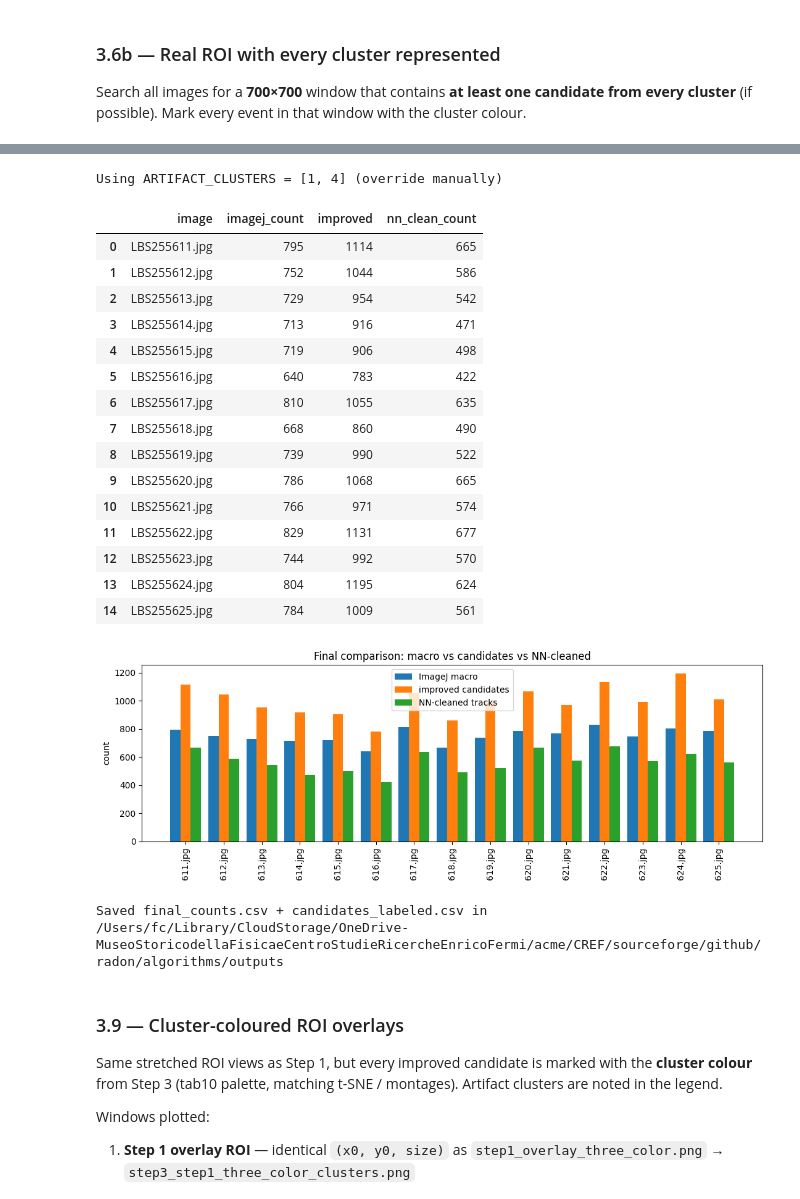
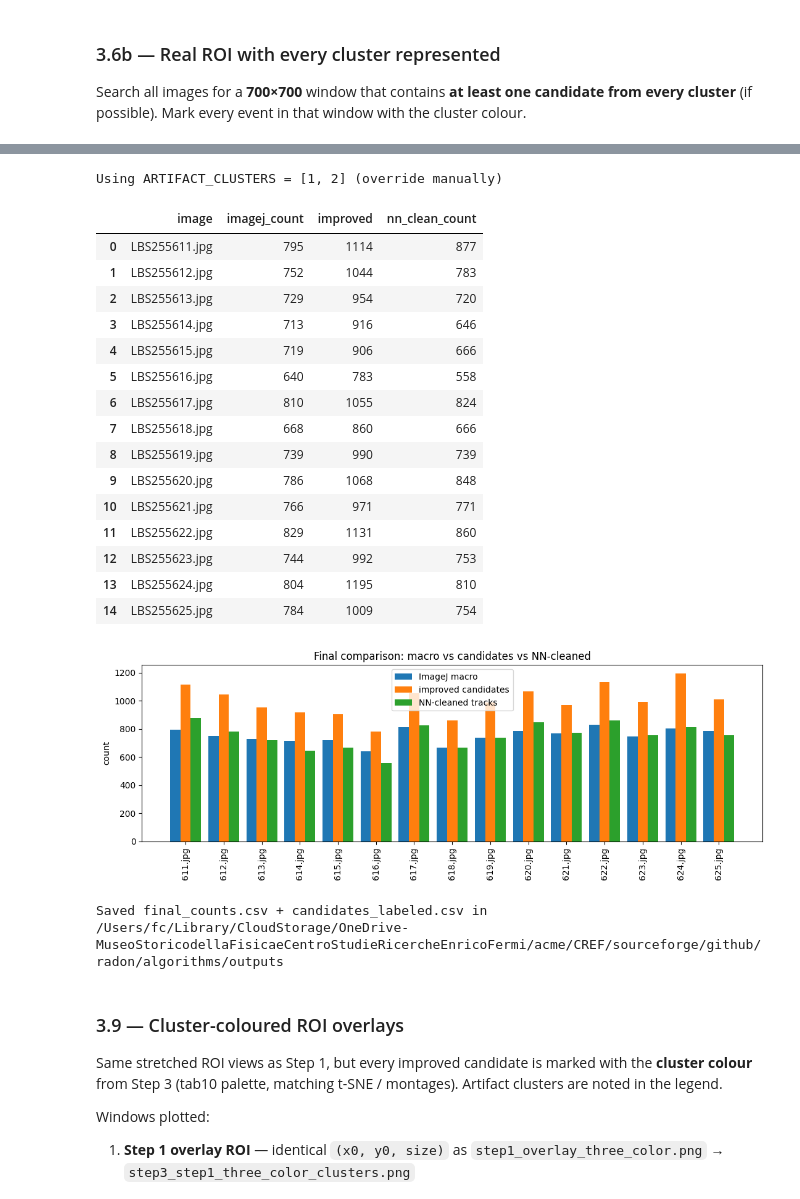
Before and after one commit to coccetti/radon, a Jupyter notebook: algorithms/radon_track_nn.ipynb, the cells around one changed output, grey strips where cells are left out. Cells and saved outputs as stored; diff of their text form; code cells hidden in the pictures.

```diff
--- a/algorithms/radon_track_nn.ipynb
+++ b/algorithms/radon_track_nn.ipynb
@@ -339,7 +347,7 @@ Improved detector finds on average +32.6% more candidates than the macro.
 # What does the circularity filter actually throw away? Visualise on a dense sub-crop.
 name = IMAGES[0].name
 roi = load_roi(IMAGES[0])
-labels, props = detect_cache[name]
+labels, props, _ = detect_cache[name]
 
 # pick the densest 700x700 window for a legible close-up
 step = 700
@@ -356,7 +364,7 @@ STEP1_OVERLAY_ROI = dict(image=name, y0=int(by), x0=int(bx), size=int(step))
 print(f"Step 1 overlay ROI → {STEP1_OVERLAY_ROI}  (saved for Step 4)")
 stretch = np.clip(sub.astype(int) * 8, 0, 255)
 
-# --- figure 1 (existing): green = macro keeps, red = macro drops (on improved detections) ---
+# --- figure 1 (existing): green = macro keeps, yellow = macro drops (on improved detections) ---
 fig, ax = plt.subplots(1, 2, figsize=(14, 7))
 ax[0].imshow(stretch, cmap="gray")
 ax[0].set_title("ROI sub-crop (stretched)"); ax[0].axis("off")
@@ -370,13 +378,13 @@ for p in props:
     circ = _circularity(p.area, p.perimeter)
     is_macro_kept = (CFG.macro_size_min <= p.area <= CFG.macro_size_max) and \
                     (CFG.macro_circ_min <= circ <= CFG.macro_circ_max)
-    color = "lime" if is_macro_kept else "red"
+    color = "lime" if is_macro_kept else "yellow"
     kept_round += is_macro_kept; dropped_elong += (not is_macro_kept)
     ax[1].plot(cx - bx, cy - by, "o", mfc="none", mec=color, ms=10, mew=1.5)
-ax[1].set_title(f"green = macro keeps ({kept_round}) · red = macro DROPS ({dropped_elong})")
+ax[1].set_title(f"green = macro keeps ({kept_round}) · yellow = macro DROPS ({dropped_elong})")
 ax[1].axis("off")
 plt.tight_layout(); plt.savefig(CFG.out_dir / "step1_overlay.png", dpi=120); plt.show()
-print("Red markers are real candidates the macro discards (mostly elongated/oblique or merged tracks).")
+print("yellow markers are real candidates the macro discards (mostly elongated/oblique or merged tracks).")
 
 # --- figure 2: blue = both macro & improved, green = improved only ---
 OVERLAY_MATCH_RADIUS = 12  # px in crop coords
@@ -425,12 +433,12 @@ plt.tight_layout(); plt.savefig(CFG.out_dir / "step1_overlay_both_vs_new.png", d
 print(f"Macro detections in crop: {len(macro_pts)}  |  improved: {len(improved_in)}  "
       f"(match radius {OVERLAY_MATCH_RADIUS}px)")
 
-# --- figure 3: noise map (left) + improved with blue / green / red markers (right) ---
+# --- figure 3: noise map (left) + improved with blue / green / yellow markers (right) ---
 # blue  = near a macro detection (both methods agree on location)
 # green = improved-only, macro-shaped (macro rules would keep, but no macro match nearby)
-# red   = improved detection the macro would drop (elongated / merged / wrong size)
+# yellow   = improved detection the macro would drop (elongated / merged / wrong size)
 noise_view = np.where(sub >= 1, 255, 0).astype(np.uint8)
-n_blue = n_green = n_red = 0
+n_blue = n_green = n_yellow = 0
 fig3, ax3 = plt.subplots(1, 2, figsize=(14, 7))
 ax3[0].imshow(noise_view, cmap="gray", vmin=0, vmax=255)
 ax3[0].set_title("all pixels ≥ 1 → white (noise + tracks)"); ax3[0].axis("off")
@@ -442,7 +450,7 @@ for x, y, is_macro_kept in improved_in:
         d2 = (macro_pts[:, 0] - x) ** 2 + (macro_pts[:, 1] - y) ** 2
         near_macro = d2.min() <= OVERLAY_MATCH_RADIUS ** 2
     if not is_macro_kept:
-        color = "red"; n_red += 1
+        color = "yellow"; n_yellow += 1
     elif near_macro:
         color = "blue"; n_blue += 1
     else:
@@ -450,7 +458,7 @@ for x, y, is_macro_kept in improved_in:
     ax3[1].plot(x, y, "o", mfc="none", mec=color, ms=10, mew=1.5)
 
 ax3[1].set_title(f"blue = both ({n_blue}) · green = improved-only/macro-shaped ({n_green}) "
-                 f"· red = macro drops ({n_red})")
+                 f"· yellow = macro drops ({n_yellow})")
 ax3[1].axis("off")
 plt.tight_layout(); plt.savefig(CFG.out_dir / "step1_overlay_three_color.png", dpi=120); plt.show()
 # %% [output]
@@ -587,9 +595,9 @@ half = P // 2
 patches, meta = [], []
 for path in IMAGES:
     roi = load_roi(path)
-    labels, props = detect_cache[path.name]
+    labels, props, is_split_flags = detect_cache[path.name]
     Hh, Ww = roi.shape
-    for p in props:
+    for p, is_ws in zip(props, is_split_flags):
         cy, cx = map(int, p.centroid)
         y0, x0 = cy - half, cx - half
         if y0 < 0 or x0 < 0 or y0 + P > Hh or x0 + P > Ww:
@@ -601,6 +609,7 @@ for path in IMAGES:
             "major": p.axis_major_length, "minor": p.axis_minor_length,
             "circ": _circularity(p.area, p.perimeter),
             "mean_int": p.intensity_mean, "max_int": float(roi[y0:y0+P, x0:x0+P].max()),
+            "is_watershed_split": is_ws,
         })
 
 patches = np.stack(patches).astype(np.float32)
@@ -961,10 +982,27 @@ display(prof)
 
 # ---- EDIT THIS after looking at the montages ----
 ARTIFACT_CLUSTERS = prof.index[prof["suggest_artifact"]].tolist()
-# ARTIFACT_CLUSTERS = [4]
+ARTIFACT_CLUSTERS = [1, 2]
 print("Using ARTIFACT_CLUSTERS =", ARTIFACT_CLUSTERS, "(override manually)")
 
 meta["is_track"] = ~meta["cluster"].isin(ARTIFACT_CLUSTERS)
+
+# candidates_labeled.csv — one row per improved-detector candidate that yielded a valid patch.
+# Columns (all coordinates are in full-scan pixel space, origin top-left):
+#   image              — source JPEG filename (e.g. LBS255611.jpg)
+#   cy, cx             — integer centroid (row, col) of the segmented blob in the ROI crop
+#   area               — blob area in pixels (after watershed, if any)
+#   ecc                — eccentricity from regionprops (0 = circle, →1 = very elongated)
+#   major, minor       — major / minor axis length of the fitted ellipse (pixels)
+#   circ               — circularity 4π·area/perimeter² (ImageJ-style, capped at 1)
+#   mean_int           — mean ROI intensity inside the blob mask
+#   max_int            — peak intensity in the 48×48 patch centred on (cy, cx)
+#   is_watershed_split — True if this blob came from watershed-splitting a merged parent
+#                        (parent area > det_split_area and ≥2 fragments survived); False if
+#                        the blob was kept as a single connected component without splitting
+#   cluster            — KMeans cluster id on the autoencoder embedding (Step 3.5)
+#   is_track           — True if cluster is not in ARTIFACT_CLUSTERS (NN-clean track);
+#                        False if classified as dust / speckle / artifact cluster
 meta.to_csv(CFG.out_dir / "candidates_labeled.csv", index=False)
 
 clean = (meta[meta["is_track"]].groupby("image").size()
@@ -1001,21 +1049,21 @@ print("Saved final_counts.csv + candidates_labeled.csv in", CFG.out_dir)
-Using ARTIFACT_CLUSTERS = [1, 4] (override manually)
+Using ARTIFACT_CLUSTERS = [1, 2] (override manually)
 |  | image | imagej_count | improved | nn_clean_count |
-| 0 | LBS255611.jpg | 795 | 1114 | 665 |
-| 1 | LBS255612.jpg | 752 | 1044 | 586 |
-| 2 | LBS255613.jpg | 729 | 954 | 542 |
-| 3 | LBS255614.jpg | 713 | 916 | 471 |
-| 4 | LBS255615.jpg | 719 | 906 | 498 |
-| 5 | LBS255616.jpg | 640 | 783 | 422 |
-| 6 | LBS255617.jpg | 810 | 1055 | 635 |
-| 7 | LBS255618.jpg | 668 | 860 | 490 |
-| 8 | LBS255619.jpg | 739 | 990 | 522 |
-| 9 | LBS255620.jpg | 786 | 1068 | 665 |
-| 10 | LBS255621.jpg | 766 | 971 | 574 |
-| 11 | LBS255622.jpg | 829 | 1131 | 677 |
-| 12 | LBS255623.jpg | 744 | 992 | 570 |
-| 13 | LBS255624.jpg | 804 | 1195 | 624 |
-| 14 | LBS255625.jpg | 784 | 1009 | 561 |
+| 0 | LBS255611.jpg | 795 | 1114 | 877 |
+| 1 | LBS255612.jpg | 752 | 1044 | 783 |
+| 2 | LBS255613.jpg | 729 | 954 | 720 |
+| 3 | LBS255614.jpg | 713 | 916 | 646 |
+| 4 | LBS255615.jpg | 719 | 906 | 666 |
+| 5 | LBS255616.jpg | 640 | 783 | 558 |
+| 6 | LBS255617.jpg | 810 | 1055 | 824 |
+| 7 | LBS255618.jpg | 668 | 860 | 666 |
+| 8 | LBS255619.jpg | 739 | 990 | 739 |
+| 9 | LBS255620.jpg | 786 | 1068 | 848 |
+| 10 | LBS255621.jpg | 766 | 971 | 771 |
+| 11 | LBS255622.jpg | 829 | 1131 | 860 |
+| 12 | LBS255623.jpg | 744 | 992 | 753 |
+| 13 | LBS255624.jpg | 804 | 1195 | 810 |
+| 14 | LBS255625.jpg | 784 | 1009 | 754 |
-[figure, old version]
+[figure, new version]
 Saved final_counts.csv + candidates_labeled.csv in /Users/fc/Library/CloudStorage/OneDrive-MuseoStoricodellaFisicaeCentroStudieRicercheEnricoFermi/acme/CREF/sourceforge/github/radon/algorithms/outputs
 # %% [markdown]
 ### 3.9 — Cluster-coloured ROI overlays
```
Also changed, not shown: parts of 15 cells of this notebook, 5 other files.
